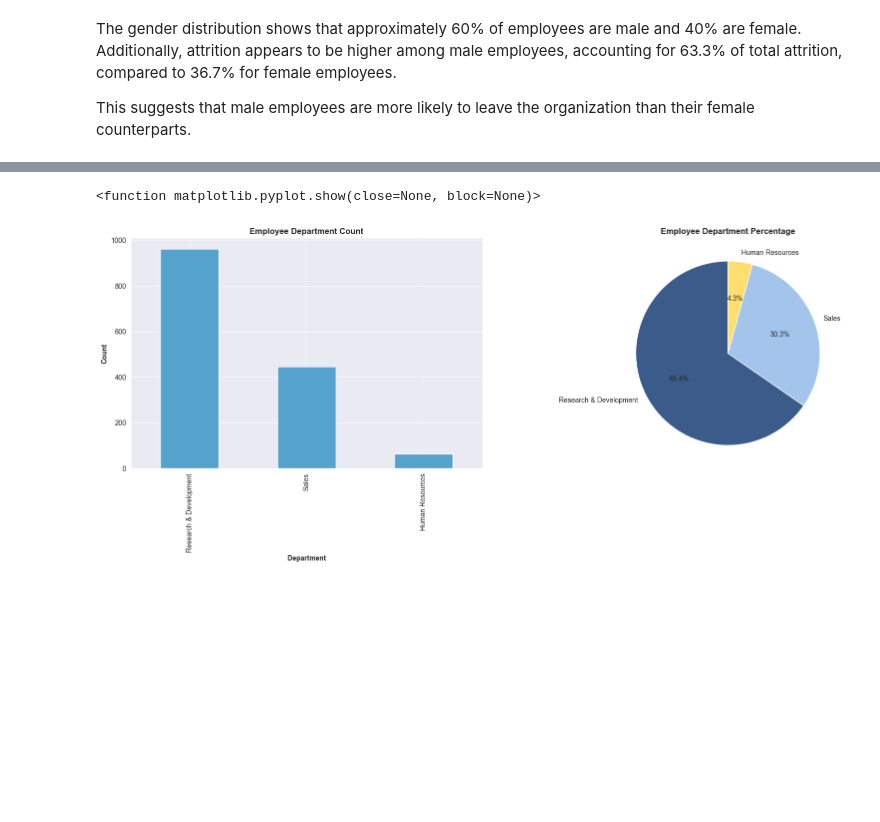
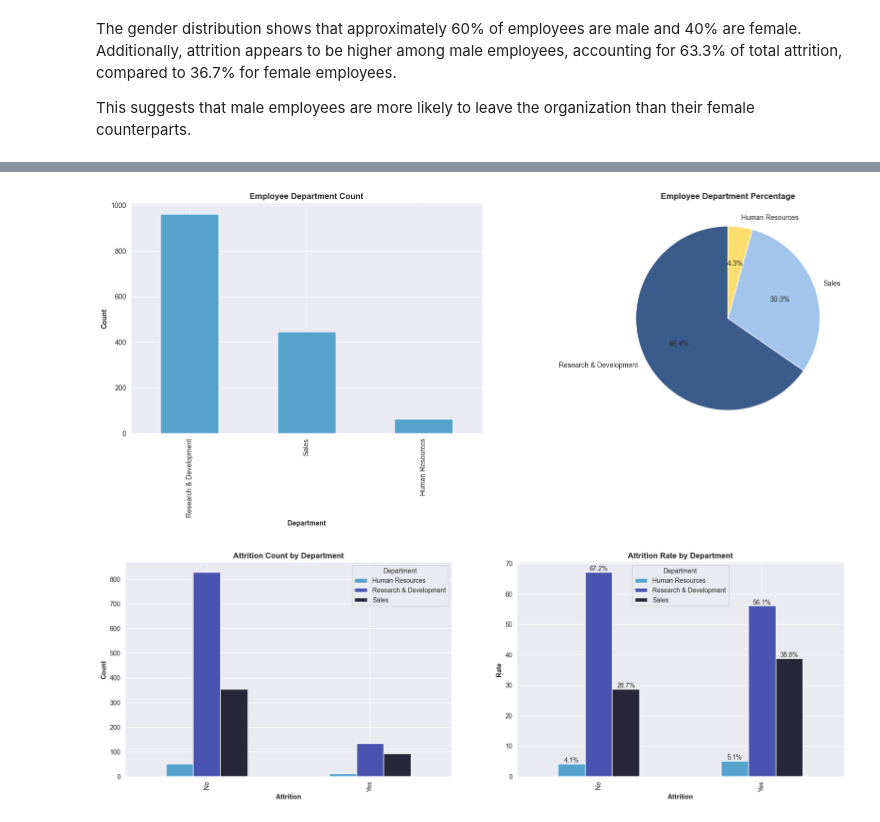
Before and after one commit to George-Njuguna/HR-ATTRITION-MODELLING, a Jupyter notebook: EDA.ipynb, the cells around one changed output, grey strips where cells are left out. Saved outputs shown, nothing was run; the diff lists cells and outputs as text; code cells hidden in the pictures; blank space fills up the shorter version.

```diff
--- a/EDA.ipynb
+++ b/EDA.ipynb
@@ -195,9 +242,10 @@ plots( DATA , 'MaritalStatus' )
 # %%
  # Plotting Department
 plots ( DATA , 'Department' )
+cat_plot( DATA , 'Attrition' , 'Department' )
 # %% [output]
-<function matplotlib.pyplot.show(close=None, block=None)>
 [figure]
+[figure, added]
 # %%
  # Plotting BusinessTravel
 plots( DATA , 'BusinessTravel')
```
Also changed, not shown: parts of 9 cells of this notebook.
